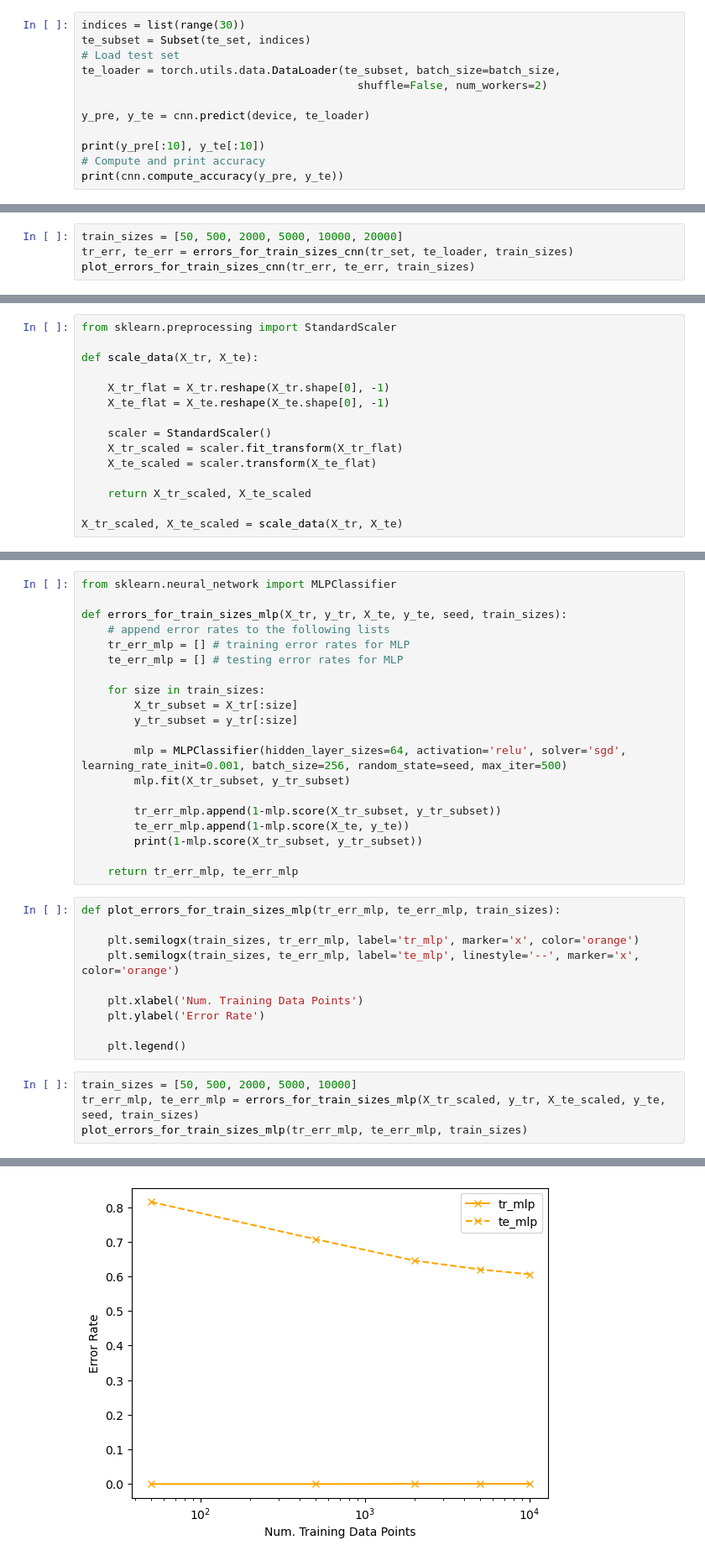
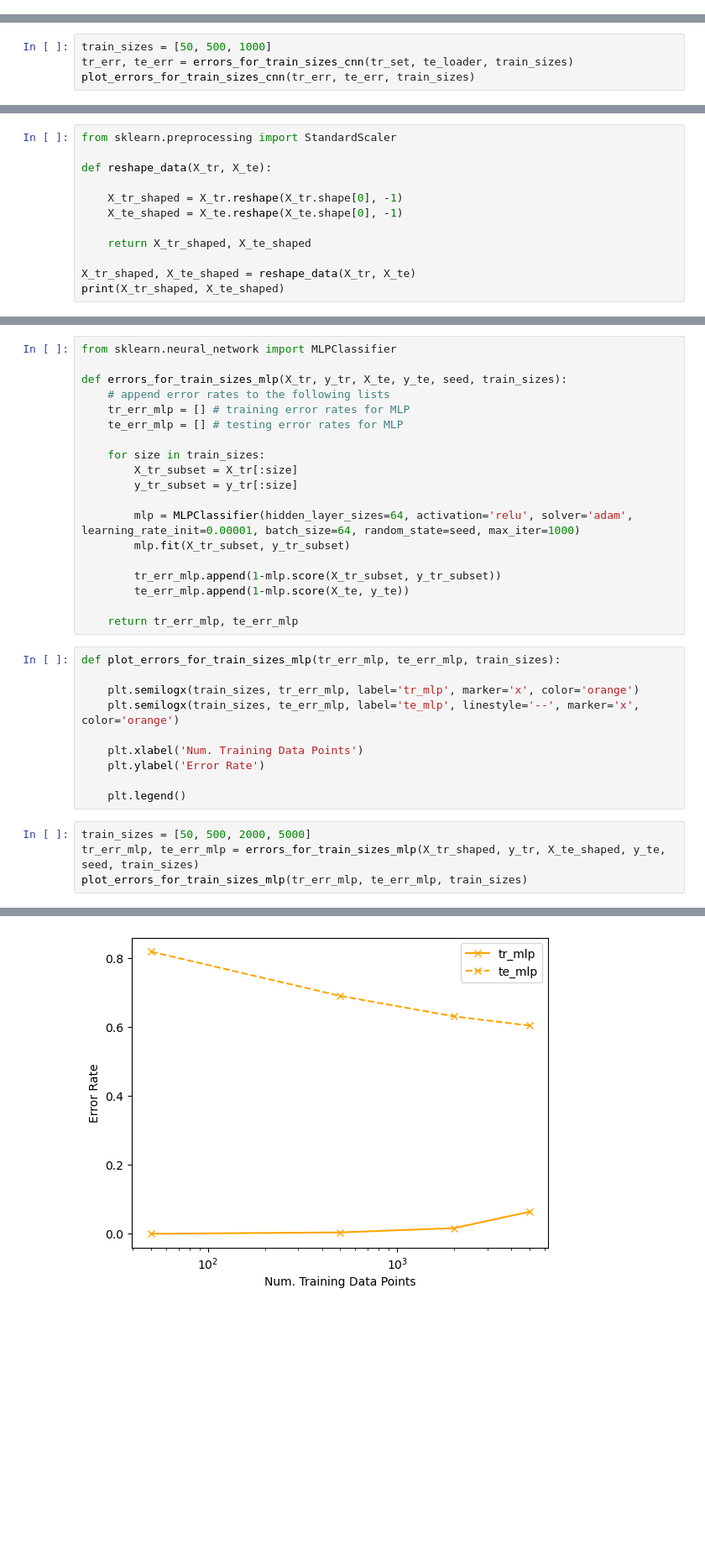
Before and after one commit to jordany33/CIFAR-10-Image-Classification, a Jupyter notebook: CIFAR-10_Neural_Network.ipynb, the cells around one changed output, grey strips where cells are left out. Shown at 84% size. Saved outputs shown, nothing was run; the diff lists cells and outputs as text; blank space fills up the shorter version.

```diff
--- a/CIFAR-10_Neural_Network.ipynb
+++ b/CIFAR-10_Neural_Network.ipynb
@@ -133,12 +168,0 @@ TypeError: 'DataLoader' object is not subscriptable
-# %%
-indices = list(range(30))
-te_subset = Subset(te_set, indices)
-# Load test set
-te_loader = torch.utils.data.DataLoader(te_subset, batch_size=batch_size,
-                                          shuffle=False, num_workers=2)
-
-y_pre, y_te = cnn.predict(device, te_loader)
-
-print(y_pre[:10], y_te[:10])
-# Compute and print accuracy
-print(cnn.compute_accuracy(y_pre, y_te))
@@ -181,7 +242,7 @@ def plot_errors_for_train_sizes_cnn(tr_err_cnn, te_err_cnn, train_sizes):
 
     plt.legend()
 # %%
-train_sizes = [50, 500, 2000, 5000, 10000, 20000]
+train_sizes = [50, 500, 1000]
 tr_err, te_err = errors_for_train_sizes_cnn(tr_set, te_loader, train_sizes)
 plot_errors_for_train_sizes_cnn(tr_err, te_err, train_sizes)
 # %% [output]
@@ -217,16 +301,13 @@ print(y_tr, y_te)
 # %%
 from sklearn.preprocessing import StandardScaler
 
-def scale_data(X_tr, X_te):
+def reshape_data(X_tr, X_te):
 
-    X_tr_flat = X_tr.reshape(X_tr.shape[0], -1)
-    X_te_flat = X_te.reshape(X_te.shape[0], -1)
+    X_tr_shaped = X_tr.reshape(X_tr.shape[0], -1)
+    X_te_shaped = X_te.reshape(X_te.shape[0], -1)
 
-    scaler = StandardScaler()
-    X_tr_scaled = scaler.fit_transform(X_tr_flat)
-    X_te_scaled = scaler.transform(X_te_flat)
+    return X_tr_shaped, X_te_shaped
 
-    return X_tr_scaled, X_te_scaled
-
-X_tr_scaled, X_te_scaled = scale_data(X_tr, X_te)
+X_tr_shaped, X_te_shaped = reshape_data(X_tr, X_te)
+print(X_tr_shaped, X_te_shaped)
 # %% [output]
@@ -255,12 +340,11 @@ def errors_for_train_sizes_mlp(X_tr, y_tr, X_te, y_te, seed, train_sizes):
         X_tr_subset = X_tr[:size]
         y_tr_subset = y_tr[:size]
 
-        mlp = MLPClassifier(hidden_layer_sizes=64, activation='relu', solver='sgd', learning_rate_init=0.001, batch_size=256, random_state=seed, max_iter=500)
+        mlp = MLPClassifier(hidden_layer_sizes=64, activation='relu', solver='adam', learning_rate_init=0.00001, batch_size=64, random_state=seed, max_iter=1000)
         mlp.fit(X_tr_subset, y_tr_subset)
 
         tr_err_mlp.append(1-mlp.score(X_tr_subset, y_tr_subset))
         te_err_mlp.append(1-mlp.score(X_te, y_te))
-        print(1-mlp.score(X_tr_subset, y_tr_subset))
 
     return tr_err_mlp, te_err_mlp
 # %%
@@ -274,7 +358,7 @@ def plot_errors_for_train_sizes_mlp(tr_err_mlp, te_err_mlp, train_sizes):
 
     plt.legend()
 # %%
-train_sizes = [50, 500, 2000, 5000, 10000]
-tr_err_mlp, te_err_mlp = errors_for_train_sizes_mlp(X_tr_scaled, y_tr, X_te_scaled, y_te, seed, train_sizes)
+train_sizes = [50, 500, 2000, 5000]
+tr_err_mlp, te_err_mlp = errors_for_train_sizes_mlp(X_tr_shaped, y_tr, X_te_shaped, y_te, seed, train_sizes)
 plot_errors_for_train_sizes_mlp(tr_err_mlp, te_err_mlp, train_sizes)
 # %% [output]
@@ -286,3 +365,3 @@ plot_errors_for_train_sizes_mlp(tr_err_mlp, te_err_mlp, train_sizes)
-[figure, old version]
+[figure, new version]
 # %%
 
```
Also changed, not shown: parts of 19 cells of this notebook.
